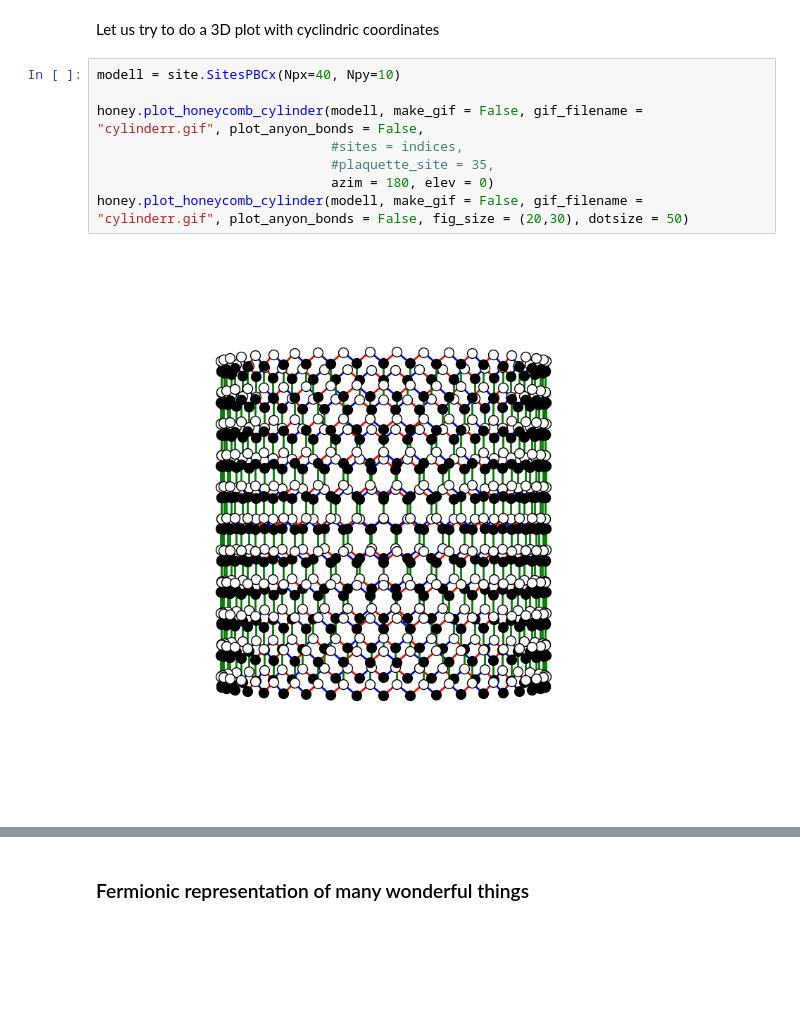
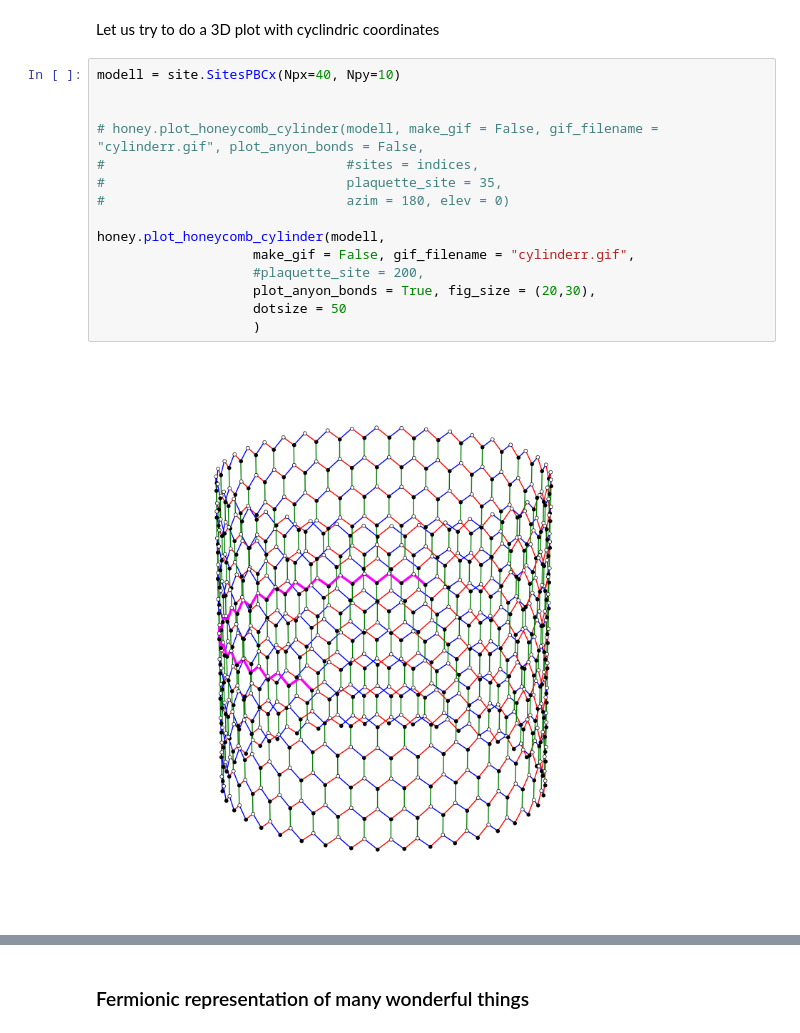
Before and after one commit to gconcheri/MasterThesis, a Jupyter notebook: fermionic_model_PBCx.ipynb, the cells around one changed output, grey strips where cells are left out. Cells and saved outputs as stored; diff of their text form; blank space fills up the shorter version.

```diff
--- a/fermionic_model_PBCx.ipynb
+++ b/fermionic_model_PBCx.ipynb
@@ -135,10 +129,17 @@ Let us try to do a 3D plot with cyclindric coordinates
 # %%
 modell = site.SitesPBCx(Npx=40, Npy=10)
 
-honey.plot_honeycomb_cylinder(modell, make_gif = False, gif_filename = "cylinderr.gif", plot_anyon_bonds = False,
-                              #sites = indices,
-                              #plaquette_site = 35,
-                              azim = 180, elev = 0)
-honey.plot_honeycomb_cylinder(modell, make_gif = False, gif_filename = "cylinderr.gif", plot_anyon_bonds = False, fig_size = (20,30), dotsize = 50)
+
+# honey.plot_honeycomb_cylinder(modell, make_gif = False, gif_filename = "cylinderr.gif", plot_anyon_bonds = False,
+#                               #sites = indices,
+#                               plaquette_site = 35,
+#                               azim = 180, elev = 0)
+
+honey.plot_honeycomb_cylinder(modell,
+                    make_gif = False, gif_filename = "cylinderr.gif",
+                    #plaquette_site = 200,
+                    plot_anyon_bonds = True, fig_size = (20,30),
+                    dotsize = 50
+                    )
 # %% [output]
-[figure, old version]
+[figure, new version]
```
Also changed, not shown: parts of 2 cells of this notebook, 5 other files.
